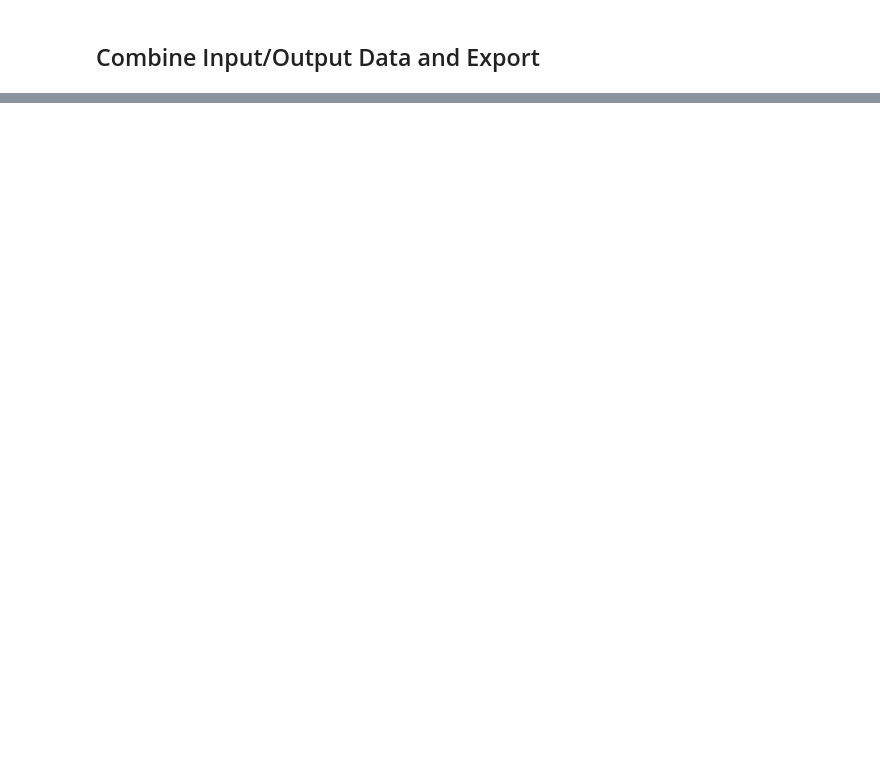
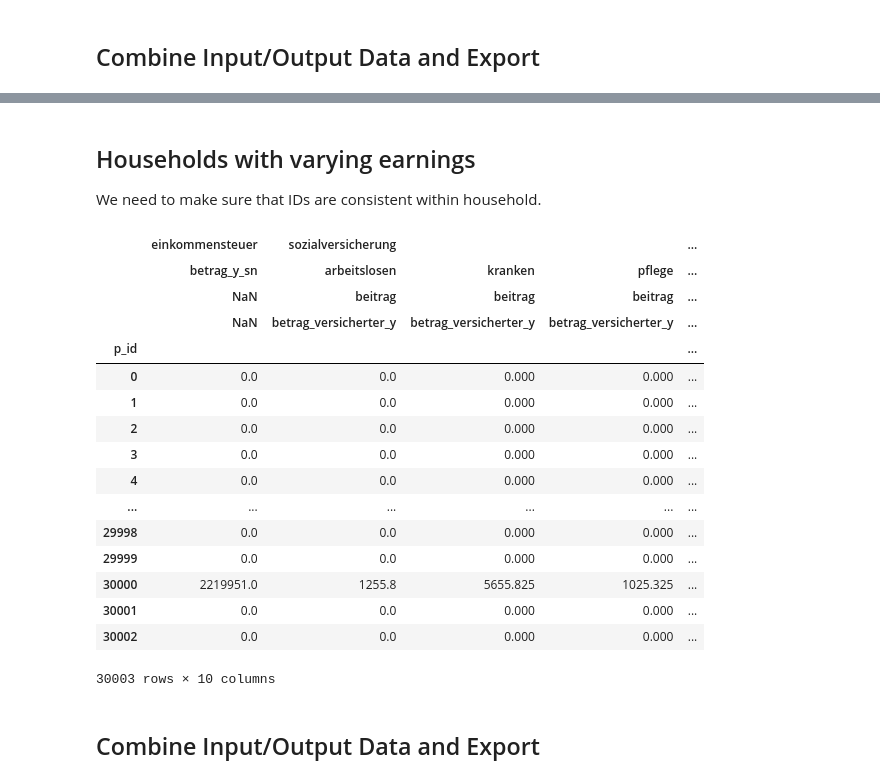
Before and after one commit to DWeishaar/tutorial-publicecon, a Jupyter notebook: 02-code/session-06.ipynb, the cells around one changed output, grey strips where cells are left out. Drawn from its saved outputs; the diff is of its cells as text; code cells hidden in the pictures; blank space fills up the shorter version.

```diff
--- a/02-code/session-06.ipynb
+++ b/02-code/session-06.ipynb
@@ -810,0 +1045,4 @@ df_merged.to_csv(
+# %% [markdown]
+## Households with varying earnings
+
+We need to make sure that IDs are consistent within household.
@@ -810,0 +1102,30 @@ df_merged.to_csv(
+# %%
+# Calculate Output
+
+main(
+    main_target=MainTarget.results.df_with_nested_columns,
+    policy_date_str="2025-01-01",
+    input_data=InputData.tree(GRID),
+    tt_targets=TTTargets.tree(TT_TARGETS),
+    include_warn_nodes=False,
+)
+# %% [output]
+|  | einkommensteuer | sozialversicherung |  |  | ... |
+|  | betrag_y_sn | arbeitslosen | kranken | pflege | ... |
+|  | NaN | beitrag | beitrag | beitrag | ... |
+|  | NaN | betrag_versicherter_y | betrag_versicherter_y | betrag_versicherter_y | ... |
+| p_id |  |  |  |  | ... |
+| 0 | 0.0 | 0.0 | 0.000 | 0.000 | ... |
+| 1 | 0.0 | 0.0 | 0.000 | 0.000 | ... |
+| 2 | 0.0 | 0.0 | 0.000 | 0.000 | ... |
+| 3 | 0.0 | 0.0 | 0.000 | 0.000 | ... |
+| 4 | 0.0 | 0.0 | 0.000 | 0.000 | ... |
+| ... | ... | ... | ... | ... | ... |
+| 29998 | 0.0 | 0.0 | 0.000 | 0.000 | ... |
+| 29999 | 0.0 | 0.0 | 0.000 | 0.000 | ... |
+| 30000 | 2219951.0 | 1255.8 | 5655.825 | 1025.325 | ... |
+| 30001 | 0.0 | 0.0 | 0.000 | 0.000 | ... |
+| 30002 | 0.0 | 0.0 | 0.000 | 0.000 | ... |
+30003 rows × 10 columns
+# %% [markdown]
+## Combine Input/Output Data and Export
```
Also changed, not shown: parts of 20 cells of this notebook, 2 other files.
